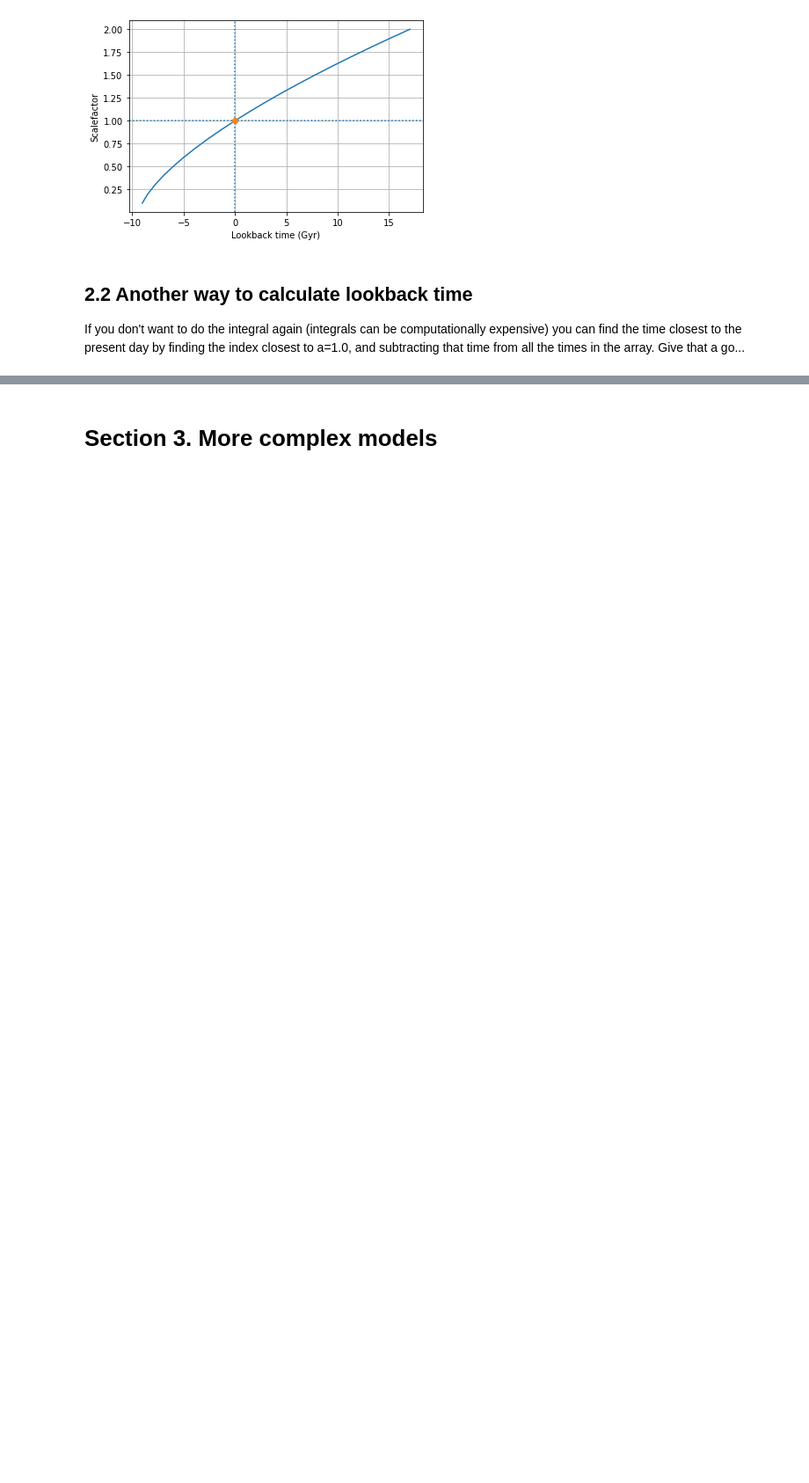
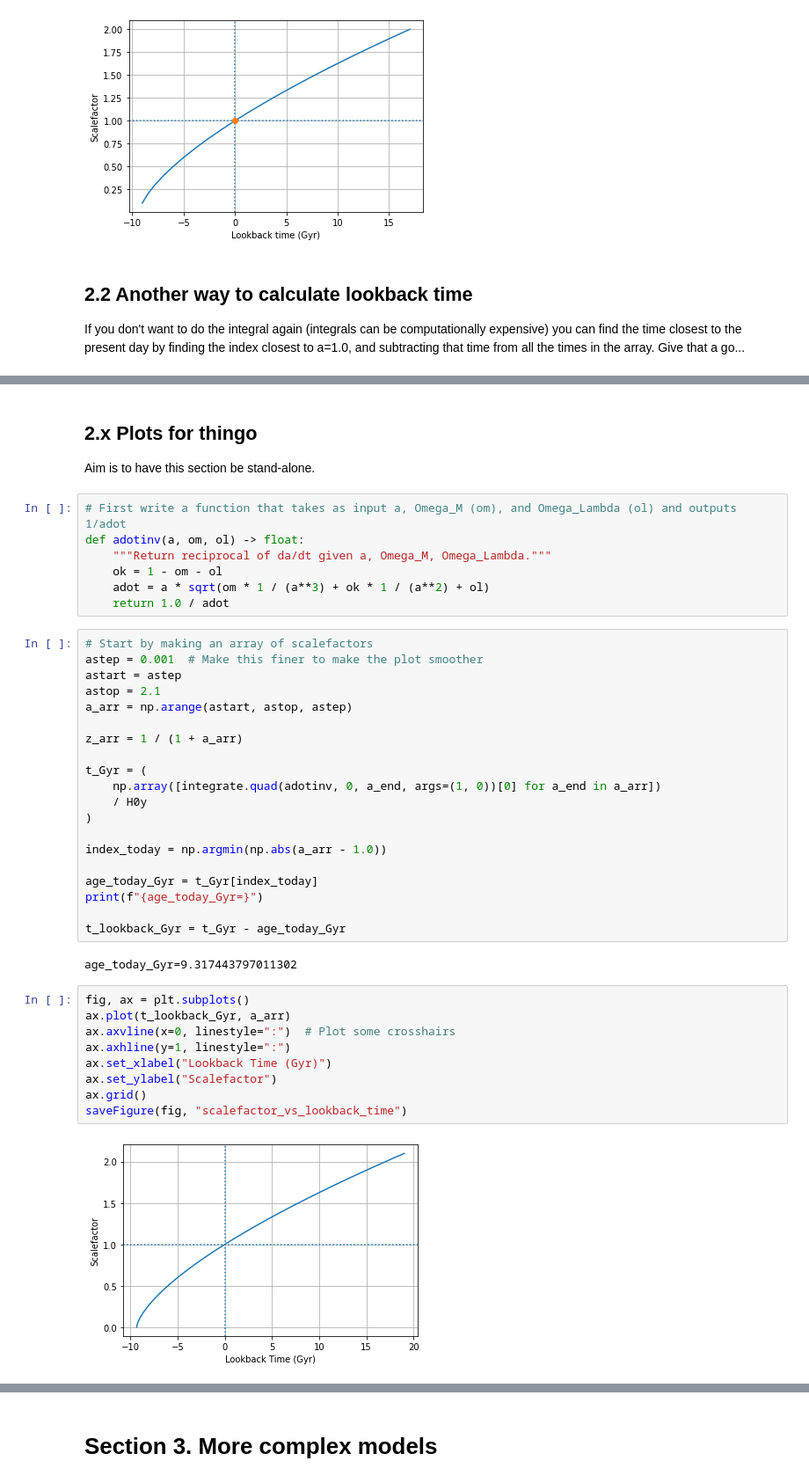
Before and after one commit to Eldred777/Cosmological_Project, a Jupyter notebook: CosmologyIntroduction/Ciaran_intro.ipynb, the cells around one changed output, grey strips where cells are left out. Shown: that part at 88% size. Drawn from its saved outputs; the diff is of its cells as text; blank space fills up the shorter version.

```diff
--- a/CosmologyIntroduction/Ciaran_intro.ipynb
+++ b/CosmologyIntroduction/Ciaran_intro.ipynb
@@ -181,3 +208,47 @@ ax.set_ylabel('Scalefactor')
 age_today_Gyr=9.317443797011302
 Text(0, 0.5, 'Scalefactor')
 [figure]
+# %% [markdown]
+## 2.x Plots for thingo
+
+Aim is to have this section be stand-alone.
+# %%
+# First write a function that takes as input a, Omega_M (om), and Omega_Lambda (ol) and outputs 1/adot
+def adotinv(a, om, ol) -> float:
+    """Return reciprocal of da/dt given a, Omega_M, Omega_Lambda."""
+    ok = 1 - om - ol
+    adot = a * sqrt(om * 1 / (a**3) + ok * 1 / (a**2) + ol)
+    return 1.0 / adot
+# %%
+# Start by making an array of scalefactors
+astep = 0.001  # Make this finer to make the plot smoother
+astart = astep
+astop = 2.1
+a_arr = np.arange(astart, astop, astep)
+
+z_arr = 1 / (1 + a_arr)
+
+t_Gyr = (
+    np.array([integrate.quad(adotinv, 0, a_end, args=(1, 0))[0] for a_end in a_arr])
+    / H0y
+)
+
+index_today = np.argmin(np.abs(a_arr - 1.0))
+
+age_today_Gyr = t_Gyr[index_today]
+print(f"{age_today_Gyr=}")
+
+t_lookback_Gyr = t_Gyr - age_today_Gyr
+# %% [output]
+age_today_Gyr=9.317443797011302
+# %%
+fig, ax = plt.subplots()
+ax.plot(t_lookback_Gyr, a_arr)
+ax.axvline(x=0, linestyle=":")  # Plot some crosshairs
+ax.axhline(y=1, linestyle=":")
+ax.set_xlabel("Lookback Time (Gyr)")
+ax.set_ylabel("Scalefactor")
+ax.grid()
+saveFigure(fig, "scalefactor_vs_lookback_time")
+# %% [output]
+[figure, added]
```
Also changed, not shown: parts of 26 cells of this notebook, 3 other files.
